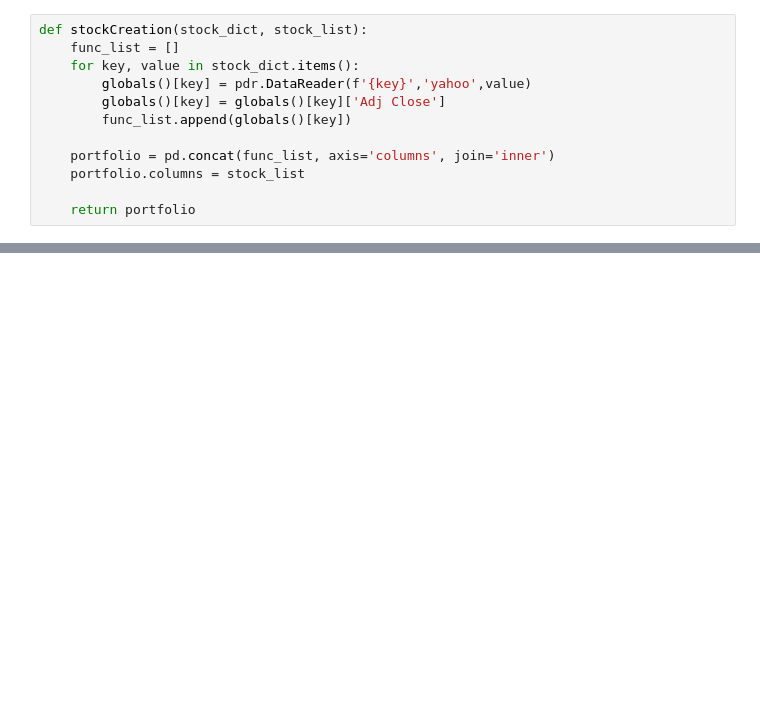
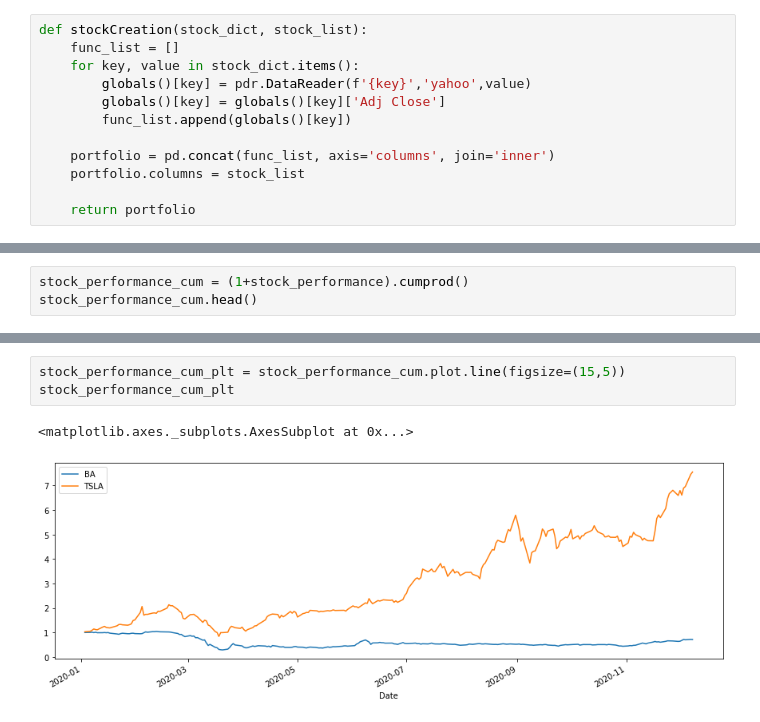
Before and after one commit to GregoryRash6/Custom_Portfolio_Analysis, a Jupyter notebook: yahya.ipynb, the cells around one changed output, grey strips where cells are left out. Saved outputs shown, nothing was run; the diff lists cells and outputs as text; blank space fills up the shorter version.

```diff
--- a/yahya.ipynb
+++ b/yahya.ipynb
@@ -67,0 +99,3 @@ SyntaxError: invalid syntax (<ipython-input-1-b6c60999f3ca>, line 1)
+# %%
+stock_performance_cum = (1+stock_performance).cumprod()
+stock_performance_cum.head()
@@ -67,0 +110,6 @@ SyntaxError: invalid syntax (<ipython-input-1-b6c60999f3ca>, line 1)
+# %%
+stock_performance_cum_plt = stock_performance_cum.plot.line(figsize=(15,5))
+stock_performance_cum_plt
+# %% [output]
+<matplotlib.axes._subplots.AxesSubplot at 0x...>
+[figure, added]
```
Also changed, not shown: parts of 12 cells of this notebook.
